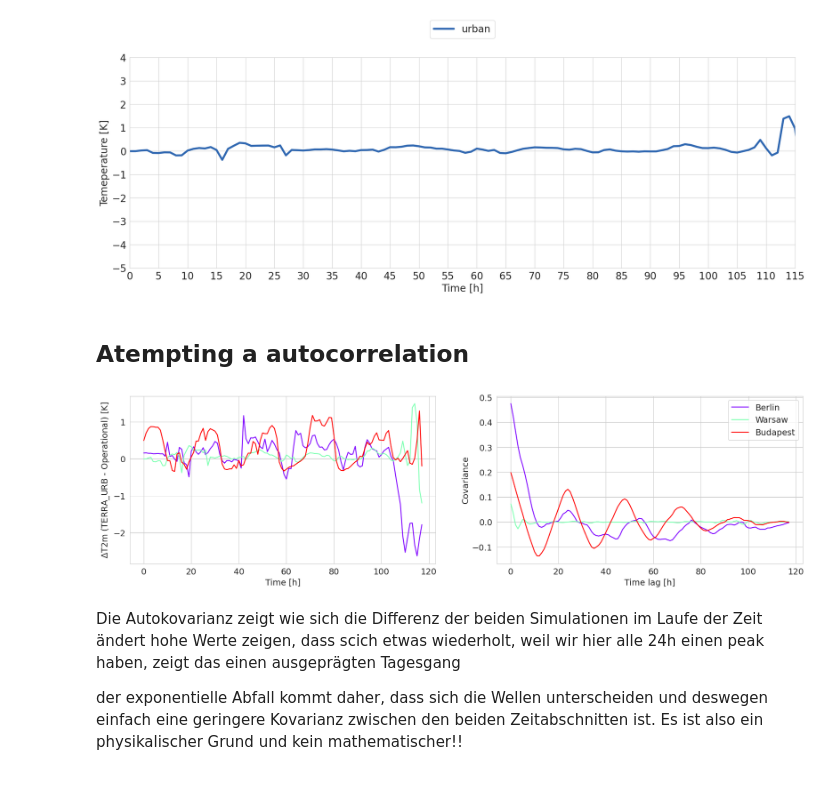
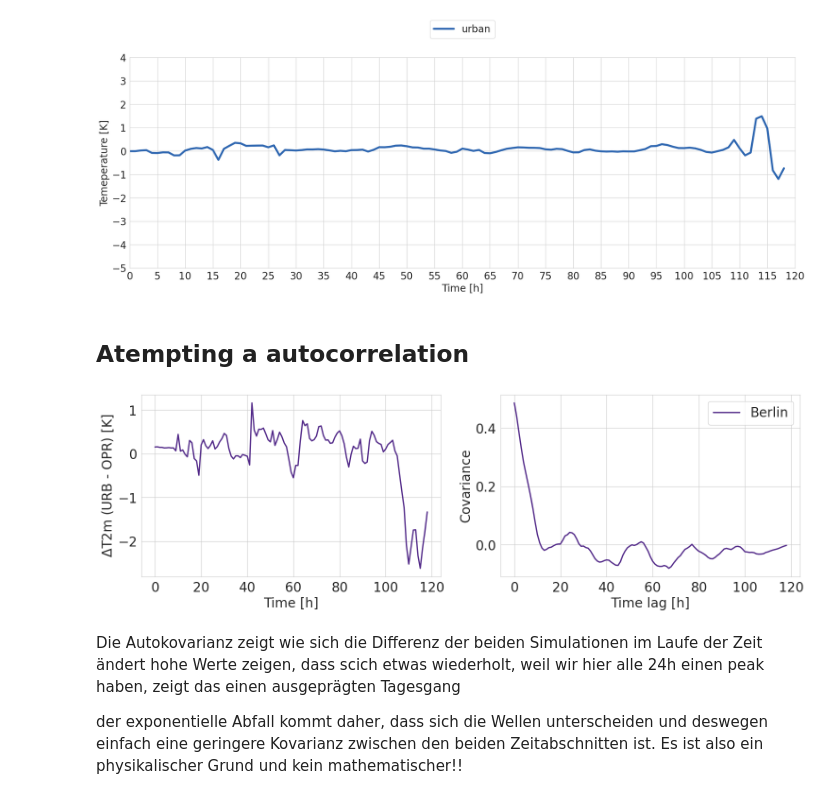
Before and after one commit to maymeret/master_thesis, a Jupyter notebook: 2021_cEU_lineplots_ensemble.ipynb, the cells around one changed output. Drawn from its saved outputs; the diff is of its cells as text; code cells hidden in the pictures.

```diff
--- a/2021_cEU_lineplots_ensemble.ipynb
+++ b/2021_cEU_lineplots_ensemble.ipynb
@@ -143,7 +143,7 @@ for mem_id in mem_ids:
 T_2M_WU_cEU_det= {}
 T_2M_NU_cEU_det = {}
 
-for i in range(1,119):
+for i in range(1,120):
     T_2M_WU_cEU_det[i] = T_2M_WU_det[i].where(
     (T_2M_WU_det[i]['clon'] >= 0.10472) &
     (T_2M_WU_det[i]['clon'] <= 0.418879) &
@@ -152,7 +152,7 @@ for i in range(1,119):
     drop=True
 )
 
-for i in range(1,119):
+for i in range(1,120):
     T_2M_NU_cEU_det[i] = T_2M_NU_det[i].where(
     (T_2M_NU_det[i]['clon'] >= 0.10472) &
     (T_2M_NU_det[i]['clon'] <= 0.418879) &
@@ -305,7 +313,7 @@ axes.plot(T_2M_WU_cEU_dim_hour_det.isel(cell=x).values - T_2M_NU_cEU_dim_hour_de
           label = 'urban')
 
 #axes.axhline(y=0, color='black', linestyle='-')
-x_values = np.arange(0, 120, 5)
+x_values = np.arange(0, 125, 5)
 plt.xlim(x_values[0], x_values[-1])
 plt.xticks(x_values, fontsize = 20)
 
@@ -321,7 +329,7 @@ plt.tight_layout()
 #plt.savefig('../plots_2024/cEU_lineplot_ensemble_NU_WU_Berlin_2022.jpeg')
 plt.show()
 # %% [output]
-[figure, old version]
+[figure, new version]
 # %% [markdown]
 ## Atempting a autocorrelation
 # %%
@@ -331,34 +339,35 @@ auto_cov['Berlin'] = sm.tsa.stattools.acovf(T_2M_WU_cEU_dim_hour_det.isel(cell=0
 auto_cov['Warsaw'] = sm.tsa.stattools.acovf(T_2M_WU_cEU_dim_hour_det.isel(cell=1) - T_2M_NU_cEU_dim_hour_det.isel(cell=1) ,demean=True,adjusted=False,fft=True)
 auto_cov['Budapest'] = sm.tsa.stattools.acovf(T_2M_WU_cEU_dim_hour_det.isel(cell=2) - T_2M_NU_cEU_dim_hour_det.isel(cell=2) ,demean=True,adjusted=False,fft=True)
 # %%
-fig,axes = plt.subplots(1,2,figsize=(20,5))
+fig,axes = plt.subplots(1,2,figsize=(18,5))
 colors = plt.cm.rainbow(np.linspace(0, 1, 3))
 
-ort = ['Berlin', 'Warsaw', 'Budapest']
+#ort = ['Berlin', 'Warsaw', 'Budapest']
+ort = ['Berlin']
 
-for i in range(3):
+for i in range(1):
     axes[0].plot(T_2M_WU_cEU_dim_hour_det.isel(cell=i).values - T_2M_NU_cEU_dim_hour_det.isel(cell=i).values,
-                 label='urban - operational', color=colors[i])
+                 label='urban - operational', color= '#512888', linewidth = 2)
 
-axes[0].set_ylabel('$\Delta$T2m (TERRA_URB - Operational) [K]', fontsize = 14)
-axes[0].set_xlabel('Time [h]', fontsize = 14)
-axes[0].tick_params(axis='y', labelsize=14)
-axes[0].tick_params(axis='x', labelsize=14)
+axes[0].set_ylabel('$\Delta$T2m (URB - OPR) [K]', fontsize = 20)
+axes[0].set_xlabel('Time [h]', fontsize = 20)
+axes[0].tick_params(axis='y', labelsize=20)
+axes[0].tick_params(axis='x', labelsize=20)
 
 
 for i, city in enumerate(ort):
-    axes[1].plot(auto_cov[city], color=colors[i], label=city)
+    axes[1].plot(auto_cov[city], color= '#512888', label=city, linewidth = 2)
 
-axes[1].set_ylabel('Covariance', fontsize = 14)
-axes[1].set_xlabel('Time lag [h]', fontsize = 14)
-axes[1].legend(fontsize = 14)
-axes[1].tick_params(axis='y', labelsize=14)
-axes[1].tick_params(axis='x', labelsize=14)
+axes[1].set_ylabel('Covariance', fontsize = 20)
+axes[1].set_xlabel('Time lag [h]', fontsize = 20)
+axes[1].legend(fontsize = 20)
+axes[1].tick_params(axis='y', labelsize=20)
+axes[1].tick_params(axis='x', labelsize=20)
 
 
-plt.savefig('../plots_2024/cEU_autocovariance_2021.jpeg')
+plt.savefig('../plots_2024/cEU_autocovariance_2021_Berlin.jpeg')
 # %% [output]
-[figure, old version]
+[figure, new version]
 # %% [markdown]
 Die Autokovarianz zeigt wie sich die Differenz der beiden Simulationen im Laufe der Zeit ändert
 hohe Werte zeigen, dass scich etwas wiederholt, weil wir hier alle 24h einen peak haben, zeigt das einen ausgeprägten Tagesgang
```
Also changed, not shown: parts of 4 cells of this notebook.
